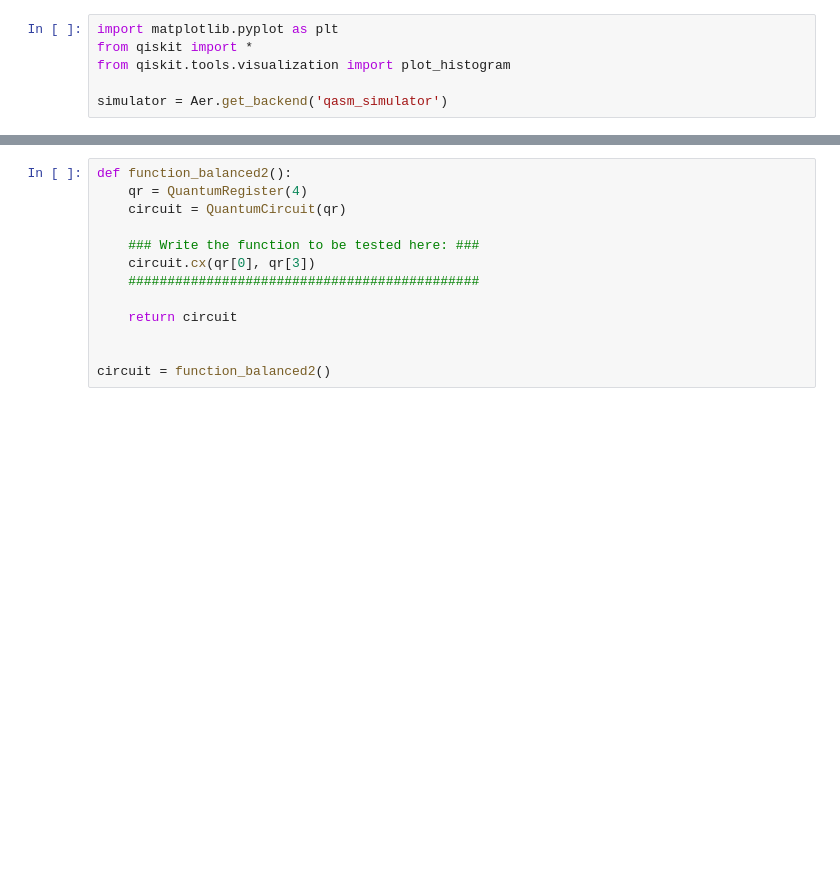
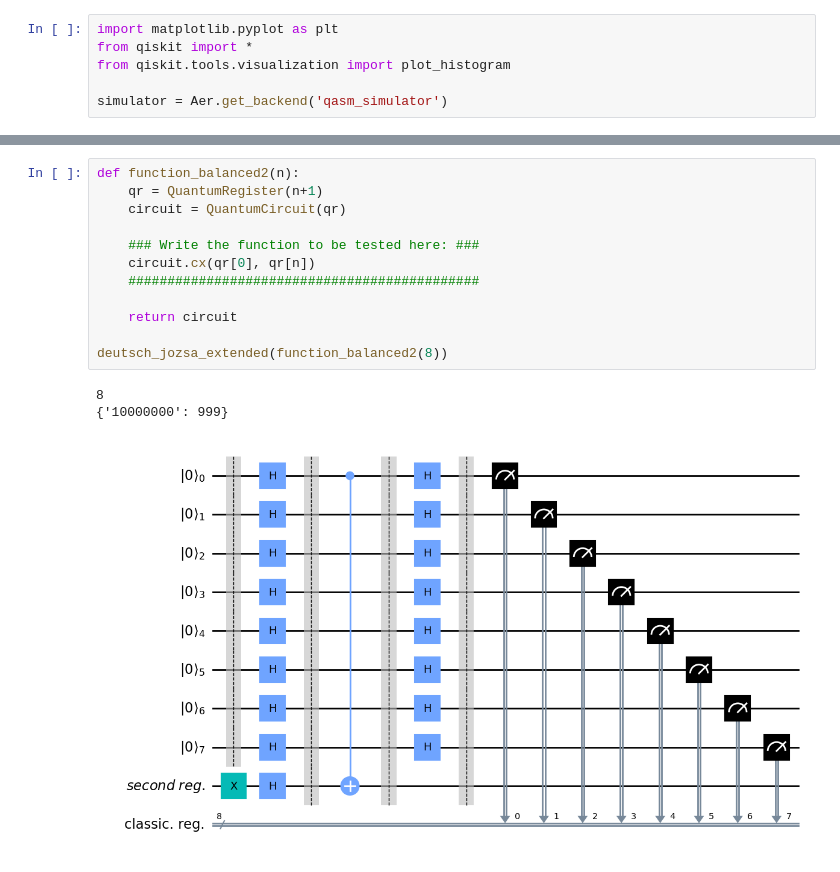
Before and after one commit to gilles-maurer/IT41_DJ_Algorithm, a Jupyter notebook: main.ipynb, the cells around one changed output, grey strips where cells are left out. Cells and saved outputs as stored; diff of their text form; blank space fills up the shorter version.

```diff
--- a/main.ipynb
+++ b/main.ipynb
@@ -123,13 +86,16 @@ circuit = function_balanced1()
 # %%
-def function_balanced2():
-    qr = QuantumRegister(4)
+def function_balanced2(n):
+    qr = QuantumRegister(n+1)
     circuit = QuantumCircuit(qr)
 
     ### Write the function to be tested here: ###
-    circuit.cx(qr[0], qr[3])
+    circuit.cx(qr[0], qr[n])
     #############################################
 
     return circuit
 
-
-circuit = function_balanced2()
+deutsch_jozsa_extended(function_balanced2(8))
+# %% [output]
+8
+{'10000000': 999}
+[figure, added]
```
Also changed, not shown: parts of 17 cells of this notebook.
